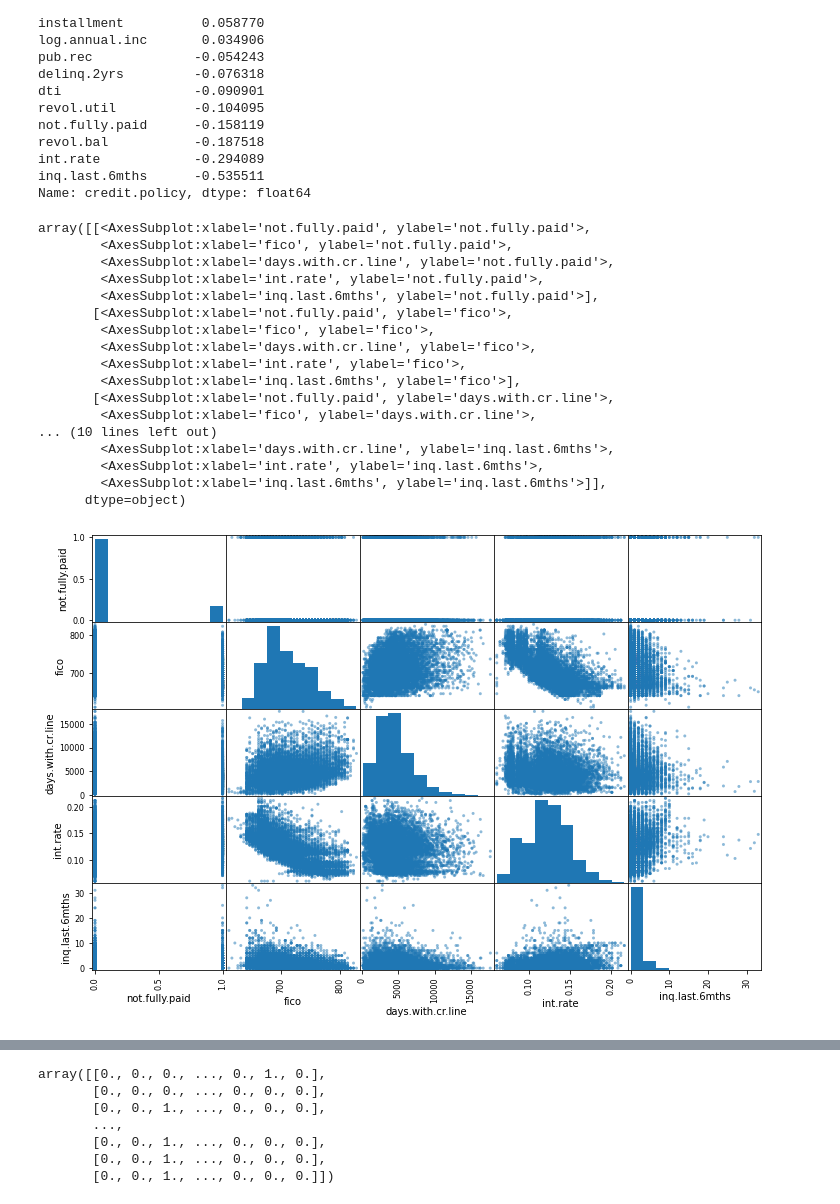
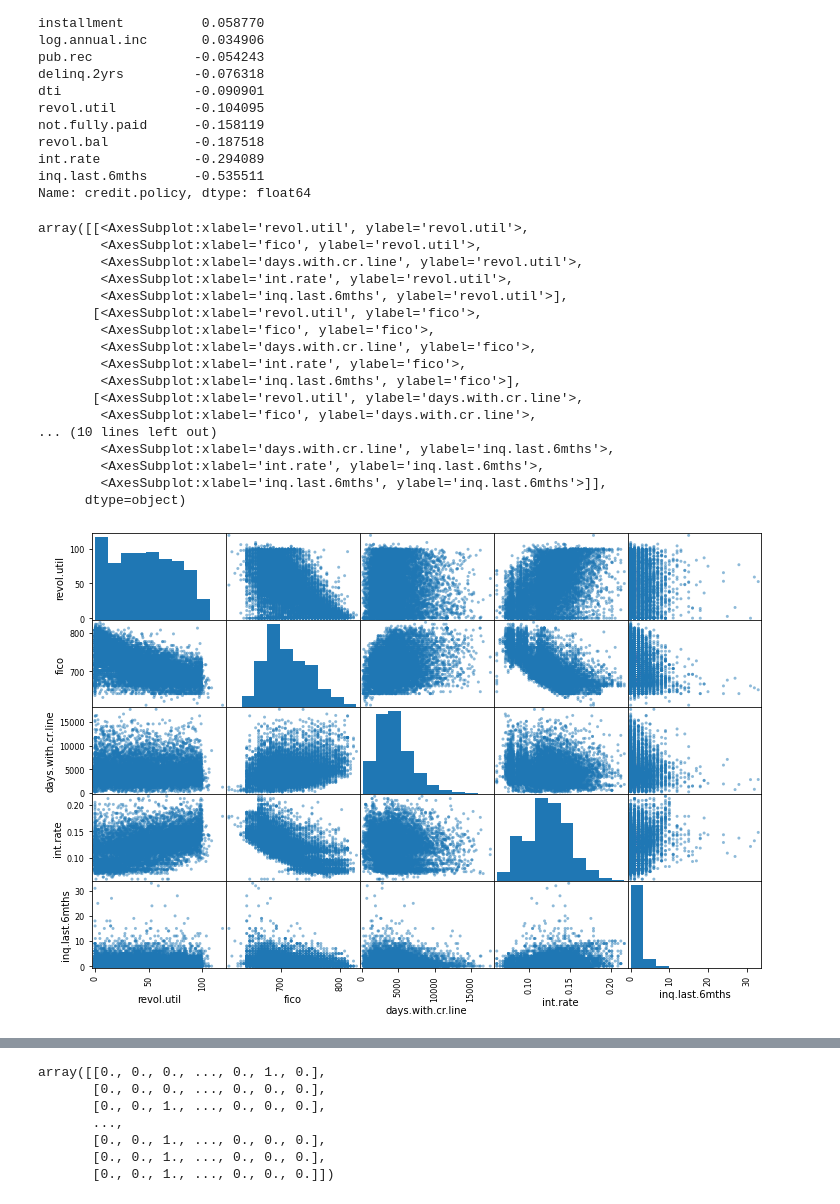
Before and after one commit to eugenekim3107/loan-credential-predictor, a Jupyter notebook: notebooks/data_exploration.ipynb, the cells around one changed output, grey strips where cells are left out. Drawn from its saved outputs; the diff is of its cells as text; code cells hidden in the pictures.

```diff
--- a/notebooks/data_exploration.ipynb
+++ b/notebooks/data_exploration.ipynb
@@ -10,4 +10,4 @@ from sklearn.model_selection import train_test_split
 # %%
 #load data from files
 loan = pd.read_csv(r"C:\Users\spies\Downloads\loan_data.csv")
-loan
+loan = loan
@@ -113,25 +99,25 @@ Name: credit.policy, dtype: float64
 # %%
 #graph corrleations
 from pandas.plotting import scatter_matrix
-attributes = ["not.fully.paid","fico","days.with.cr.line","int.rate","inq.last.6mths"]
+attributes = ["revol.util","fico","days.with.cr.line","int.rate","inq.last.6mths"]
 scatter_matrix(loan[attributes], figsize=(12,8))
 # %% [output]
-array([[<AxesSubplot:xlabel='not.fully.paid', ylabel='not.fully.paid'>,
-        <AxesSubplot:xlabel='fico', ylabel='not.fully.paid'>,
-        <AxesSubplot:xlabel='days.with.cr.line', ylabel='not.fully.paid'>,
-        <AxesSubplot:xlabel='int.rate', ylabel='not.fully.paid'>,
-        <AxesSubplot:xlabel='inq.last.6mths', ylabel='not.fully.paid'>],
-       [<AxesSubplot:xlabel='not.fully.paid', ylabel='fico'>,
+array([[<AxesSubplot:xlabel='revol.util', ylabel='revol.util'>,
+        <AxesSubplot:xlabel='fico', ylabel='revol.util'>,
+        <AxesSubplot:xlabel='days.with.cr.line', ylabel='revol.util'>,
+        <AxesSubplot:xlabel='int.rate', ylabel='revol.util'>,
+        <AxesSubplot:xlabel='inq.last.6mths', ylabel='revol.util'>],
+       [<AxesSubplot:xlabel='revol.util', ylabel='fico'>,
         <AxesSubplot:xlabel='fico', ylabel='fico'>,
         <AxesSubplot:xlabel='days.with.cr.line', ylabel='fico'>,
         <AxesSubplot:xlabel='int.rate', ylabel='fico'>,
         <AxesSubplot:xlabel='inq.last.6mths', ylabel='fico'>],
-       [<AxesSubplot:xlabel='not.fully.paid', ylabel='days.with.cr.line'>,
+       [<AxesSubplot:xlabel='revol.util', ylabel='days.with.cr.line'>,
         <AxesSubplot:xlabel='fico', ylabel='days.with.cr.line'>,
 ... (10 lines left out)
         <AxesSubplot:xlabel='days.with.cr.line', ylabel='inq.last.6mths'>,
         <AxesSubplot:xlabel='int.rate', ylabel='inq.last.6mths'>,
         <AxesSubplot:xlabel='inq.last.6mths', ylabel='inq.last.6mths'>]],
       dtype=object)
-[figure, old version]
+[figure, new version]
 # %%
```
Also changed, not shown: parts of 7 cells of this notebook.
